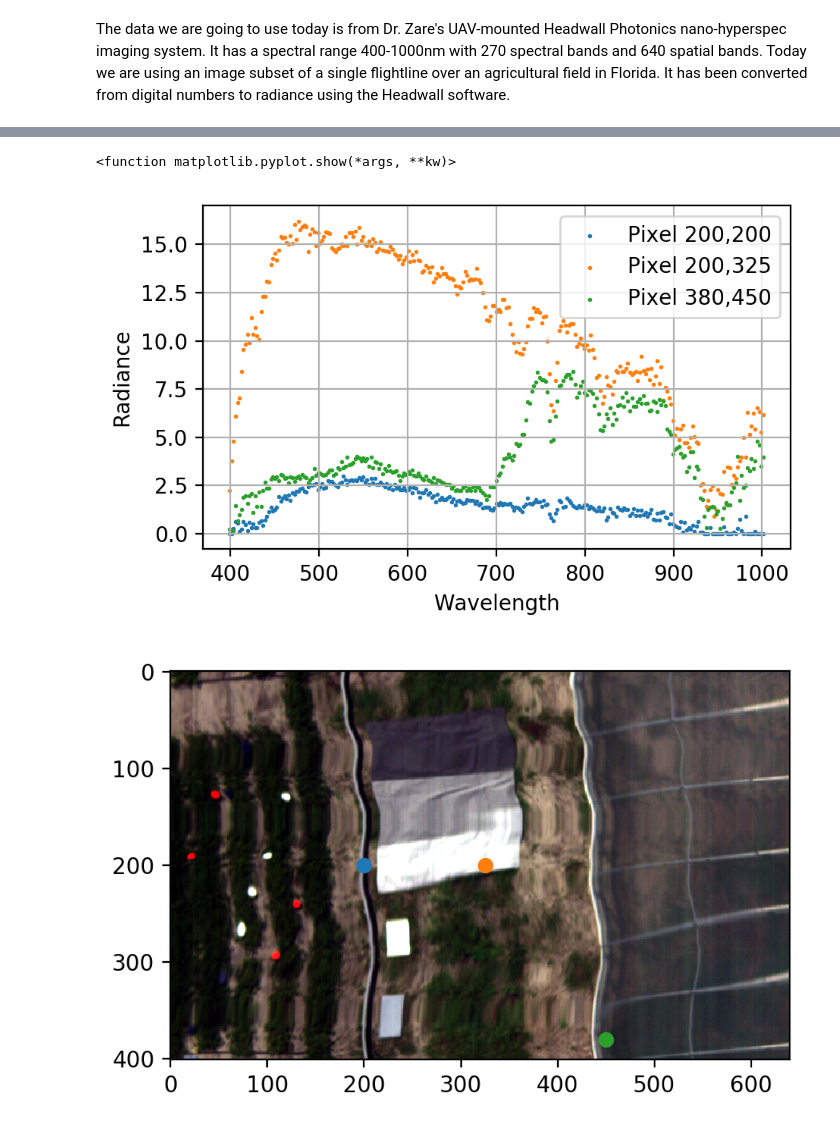
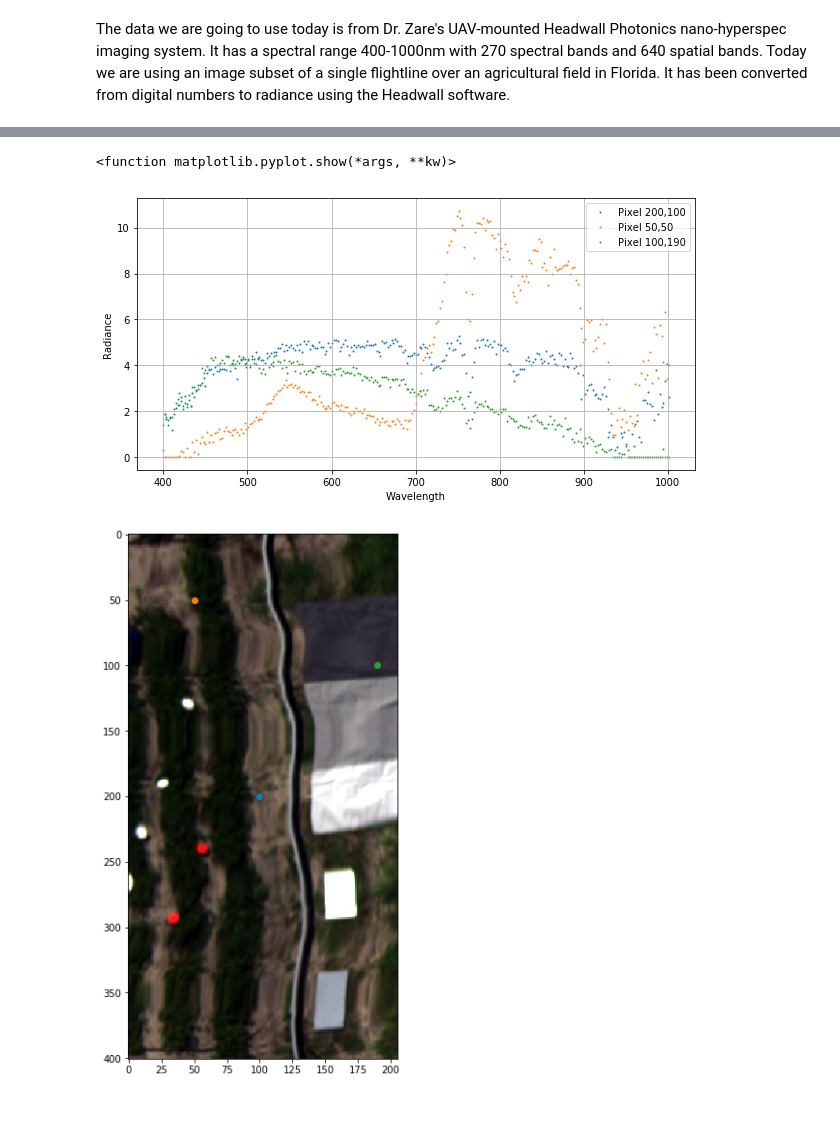
Before and after one commit to GatorSense/AtmosphericCorrectionIntroduction, a Jupyter notebook: 1. Atmospheric Correction Intro.ipynb, the cells around one changed output, grey strips where cells are left out. Cells and saved outputs as stored; diff of their text form; code cells hidden in the pictures.

```diff
--- a/1. Atmospheric Correction Intro.ipynb
+++ b/1. Atmospheric Correction Intro.ipynb
@@ -59,15 +60,12 @@ In order to get from a radiance product to reflectance, the atmospheric componen
 # %%
 # Imports and setup
 import numpy as np
-import os.path
-import scipy.io
 import rasterio
 
 import matplotlib.pyplot as plt
 import matplotlib as mpl
 %matplotlib inline
 default_dpi = mpl.rcParamsDefault['figure.dpi']
-mpl.rcParams['figure.dpi'] = default_dpi*2 # run this to make figures larger, often have to execute block multiple times for it to take
 # %% [markdown]
 The data we are going to use today is from Dr. Zare's UAV-mounted Headwall Photonics nano-hyperspec imaging system. It has a spectral range 400-1000nm with 270 spectral bands and 640 spatial bands. Today we are using an image subset of a single flightline over an agricultural field in Florida. It has been converted from digital numbers to radiance using the Headwall software.
 # %%
@@ -103,31 +101,32 @@ Text(0.5, 1.0, 'Band 30 or Wavelength 465.679993 nm')
 # %%
 # Plot some pixels from image
-x = [200, 200, 380]
-y = [200, 325, 450]
+x = [200, 50, 100]
+y = [100, 50, 190]
 
-plt.figure(figsize=(5,3))
+plt.figure(figsize=(10,5))
 text = []
+
 # Loop through spectra to plot
 for i in range(0,len(x)):
     window = ((x[i], x[i] + 1), (y[i], y[i] + 1))
     data = imgFile.read(window=window)  # Extract spectra from image
     pixel = np.transpose(data[:, 0, 0])
     text.append('Pixel ' + str(x[i]) + ',' + str(y[i]))
     plt.scatter(wave,pixel, s=1)
-
 plt.legend(text)
 plt.ylabel('Radiance')
 plt.xlabel('Wavelength')
 plt.grid(b=1)
 
-plt.figure(figsize=(5,5)) #
+# Look at the scatter plots of the spectra
+plt.figure(figsize=(10,10)) #
 plt.imshow(rgb_image)
 for i in range(0,len(x)):
     plt.scatter(y[i],x[i])
 plt.show
 # %% [output]
 <function matplotlib.pyplot.show(*args, **kw)>
-[figure, old version]
+[figure, new version]
-[figure, old version]
+[figure, new version]
 # %% [markdown]
 **Next Steps**
```
Also changed, not shown: parts of 6 cells of this notebook, 1 other file.
